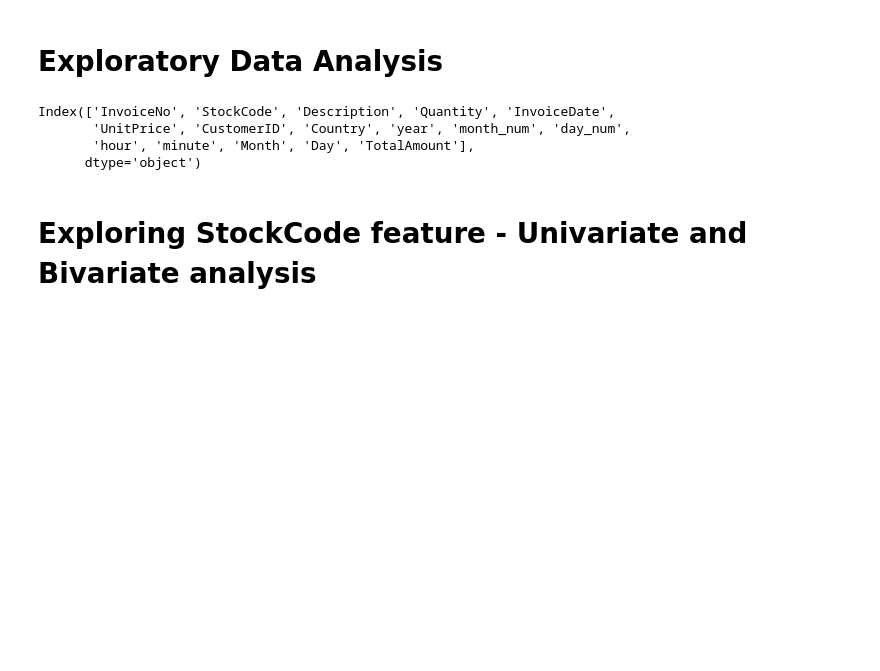
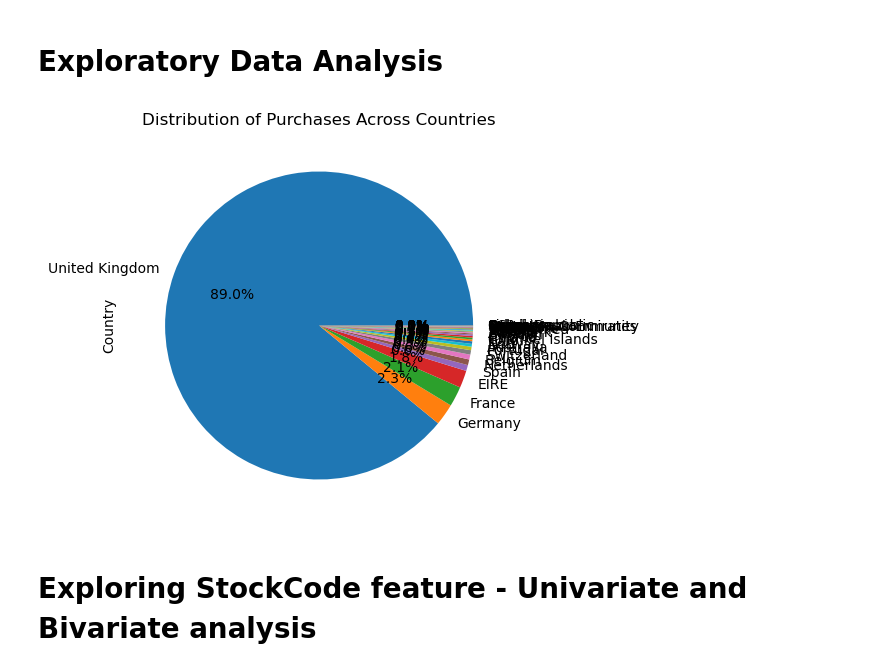
Before and after one commit to tusharraskar/Online-Retail-Customer-Segmentation, a Jupyter notebook: Online Retail Customer Segmentation.ipynb, the cells around one changed output. Drawn from its saved outputs; the diff is of its cells as text; code cells hidden in the pictures; blank space fills up the shorter version.

```diff
--- a/Online Retail Customer Segmentation.ipynb
+++ b/Online Retail Customer Segmentation.ipynb
@@ -238,13 +238,13 @@ df.head()
 | 4 | 536365 | 84029E | RED WOOLLY HOTTIE WHITE HEART. | 6 | 2010-12-01 08:26:00 | 3.39 | 17850.0 | United Kingdom | 2010 | ... |
 # %% [markdown]
 # Exploratory Data Analysis
-# %%
-df.columns
-# %% [output]
-Index(['InvoiceNo', 'StockCode', 'Description', 'Quantity', 'InvoiceDate',
-       'UnitPrice', 'CustomerID', 'Country', 'year', 'month_num', 'day_num',
-       'hour', 'minute', 'Month', 'Day', 'TotalAmount'],
-      dtype='object')
+# %%
+# Plot 6: Pie chart of distribution of purchases across countries
+df['Country'].value_counts().plot.pie(autopct='%1.1f%%', figsize=(10,5))
+plt.title('Distribution of Purchases Across Countries')
+plt.show()
+# %% [output]
+[figure, added]
 # %% [markdown]
 # Exploring StockCode feature - Univariate and Bivariate analysis
 # %%
```
Also changed, not shown: parts of 22 cells of this notebook.
